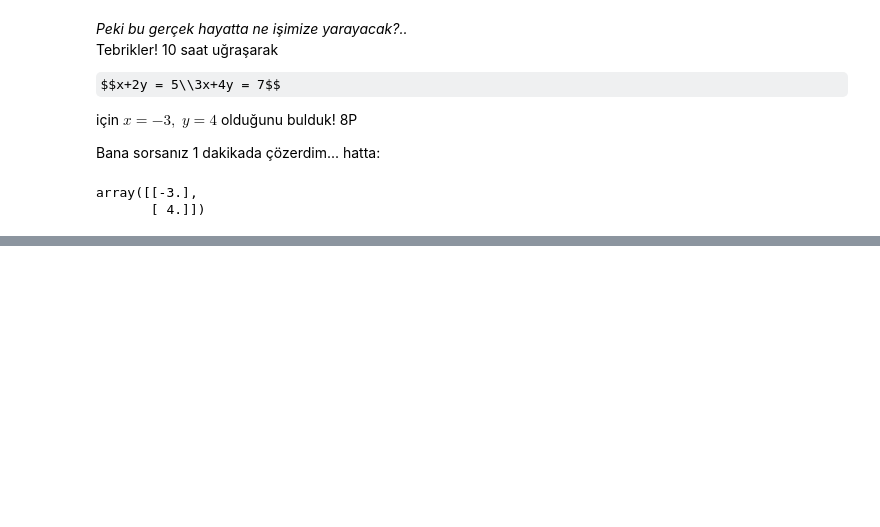
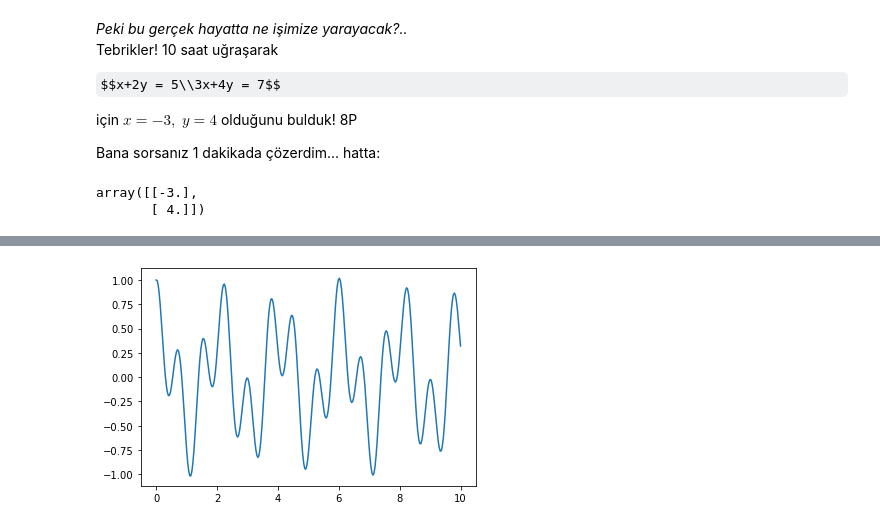
Before and after one commit to emresururi/FIZ220, a Jupyter notebook: jupyter_notebook/FIZ220_EST_UygulamaNotlari_08_LineerCebir_Uygulamalari_2.ipynb, the cells around one changed output, grey strips where cells are left out. Saved outputs shown, nothing was run; the diff lists cells and outputs as text; code cells hidden in the pictures; some formulas as TeX source; blank space fills up the shorter version.

```diff
--- a/jupyter_notebook/FIZ220_EST_UygulamaNotlari_08_LineerCebir_Uygulamalari_2.ipynb
+++ b/jupyter_notebook/FIZ220_EST_UygulamaNotlari_08_LineerCebir_Uygulamalari_2.ipynb
@@ -610,0 +814,89 @@ devam?..
+# %%
+import numpy as np
+import matplotlib.pyplot as plt
+
+k=10 # N/m
+K=30 # N/m
+
+m = 1 # kg
+# 1.0, 1.3, -0.8, 1.2
+x1_0 = 1 # m
+x2_0 = 0.0 # m
+v1_0 = 0.5 # m/s
+v2_0 = 0.5 # m/s
+
+x2_0_x1_0a_gore = 5
+
+w_A = np.sqrt(k/m)
+w_B = np.sqrt((k+2*K)/m)
+
+N = 300
+t=np.linspace(0,10,N)
+
+"""
+A_A = -np.sqrt(((x1_0 + x2_0)/2)**2 + ((v1_0+v2_0)/(2*w_A))**2)
+if(A_A == 0):
+    phi_A = 0.
+else:
+    phi_A = np.arccos((x1_0 + x2_0)/(2*A_A))
+print("A_A, phi_A: ",A_A,phi_A,np.rad2deg(phi_A))
+
+A_B = -np.sqrt(((x2_0 - x1_0)/2)**2 + ((v2_0-v1_0)/(2*w_B))**2)
+if(A_B == 0):
+    phi_B = np.pi/2
+else:
+    phi_B = np.arccos((x2_0 - x1_0)/(2*A_B))
+print("A_B, phi_B: ",A_B,phi_B,np.rad2deg(phi_B))
+
+x1 = A_A*np.cos(w_A*t+phi_A) - A_B*np.cos(w_B*t+phi_B)
+x2 = x2_0_x1_0a_gore + \
+A_A*np.cos(w_A*t+phi_A) + A_B*np.cos(w_B*t+phi_B)
+"""
+
+# Alternatif formulasyon
+a = (x1_0+x2_0)/2
+b = - (v1_0+v2_0)/(2*w_A)
+c = (-x1_0+x2_0)/2
+d = (v1_0-v2_0)/(2*w_B)
+
+x1=a*np.cos(w_A*t)-b*np.sin(w_A*t)-c*np.cos(w_B*t)+d*np.sin(w_B*t)
+x2=x2_0_x1_0a_gore+\
+   a*np.cos(w_A*t)-b*np.sin(w_A*t)+c*np.cos(w_B*t)-d*np.sin(w_B*t)
+
+plt.plot(t,x1)
+plt.show()
+
+plt.plot(t,x2)
+plt.show()
+
+import os
+# cikti_klasoru'nde tanımlı klasör yoksa, onu oluştur
+cikti_klasoru = "out"
+if(not os.path.exists(cikti_klasoru)):
+    os.makedirs(cikti_klasoru)
+
+minmin = np.min(x1)-1
+maxmax = np.max(x2)+1
+x_KM0 = (x1[0]+x2[0])/2
+for step in np.arange(x1.size):
+    #print (step,x1.size-step,t[step])
+    plt.clf()
+    #plt.figure(facecolor='white')
+    plt.plot([x1[step],x2[step]],[0,0],"k-")
+    plt.plot([minmin,x1[step]],[0,0],"g--")
+    plt.plot([maxmax,x2[step]],[0,0],"g--")
+    plt.plot([minmin,minmin],[-0.2,0.2],"k-")
+    plt.plot([maxmax,maxmax],[-0.2,0.2],"k-")
+    plt.plot(x1[step],0,"ob",x2[step],0,"or")
+    x_KM = (x1[step]+x2[step])/2
+    Delta_x_KM = x_KM - x_KM0
+    x_KM0 = x_KM
+    plt.plot(x_KM,0,"dg")
+    plt.xlim(minmin-0.1,maxmax+0.1)
+    plt.ylim(-1,1)
+    plt.title("t: %.3fs"%(t[step]))
+    plt.xlabel(r"$X_{KM}$: %.5f m  |  $\Delta X_{KM}$: %.5f m"%(x_KM,Delta_x_KM))
+    #plt.show()
+    plt.savefig(cikti_klasoru+"/{:04d}.png".format(step),facecolor="white")
+# %% [output]
+[figure, added]
```
Also changed, not shown: parts of 44 cells of this notebook.
